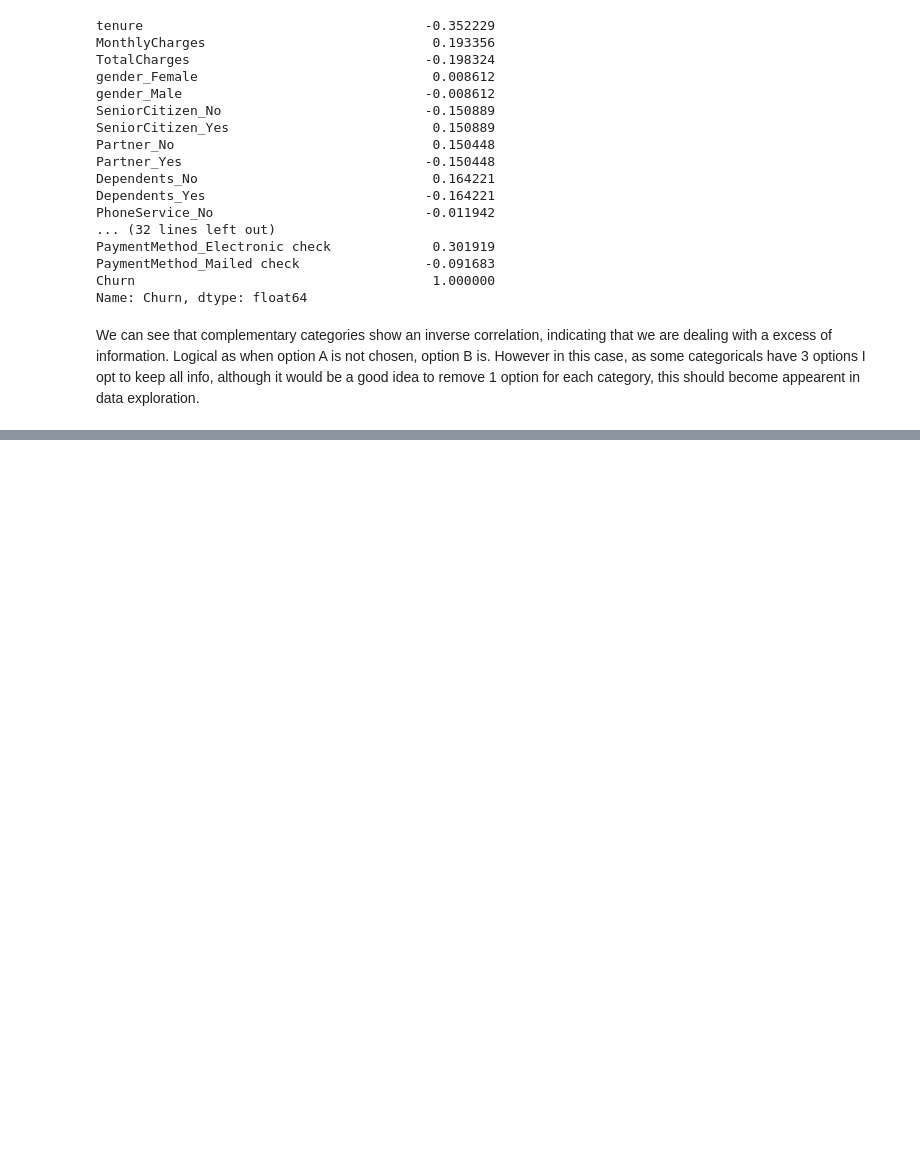
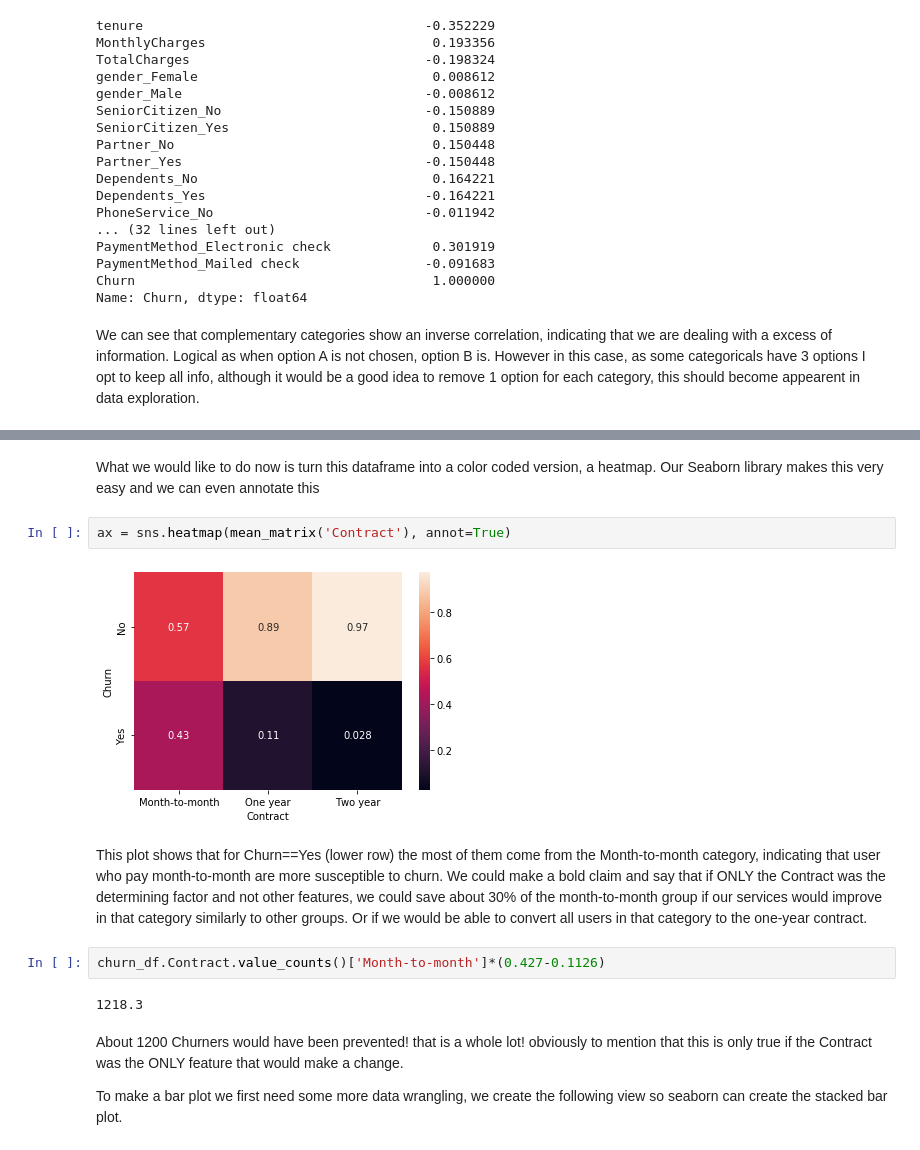
Before and after one commit to LorenzF/data-science-practical-approach, a Jupyter notebook: src/c7_case_studies/Churn.ipynb, the cells around one changed output, grey strips where cells are left out. Saved outputs shown, nothing was run; the diff lists cells and outputs as text; blank space fills up the shorter version.

Commit message:
added exploration&visualisation

```diff
--- a/src/c7_case_studies/Churn.ipynb
+++ b/src/c7_case_studies/Churn.ipynb
@@ -335,0 +728,16 @@ However in this case, as some categoricals have 3 options I opt to keep all info
+# %% [markdown]
+What we would like to do now is turn this dataframe into a color coded version, a heatmap. Our Seaborn library makes this very easy and we can even annotate this
+# %%
+ax = sns.heatmap(mean_matrix('Contract'), annot=True)
+# %% [output]
+[figure, added]
+# %% [markdown]
+This plot shows that for Churn==Yes (lower row) the most of them come from the Month-to-month category, indicating that user who pay month-to-month are more susceptible to churn. We could make a bold claim and say that if ONLY the Contract was the determining factor and not other features, we could save about 30% of the month-to-month group if our services would improve in that category similarly to other groups. Or if we would be able to convert all users in that category to the one-year contract.
+# %%
+churn_df.Contract.value_counts()['Month-to-month']*(0.427-0.1126)
+# %% [output]
+1218.3
+# %% [markdown]
+About 1200 Churners would have been prevented! that is a whole lot! obviously to mention that this is only true if the Contract was the ONLY feature that would make a change.
+
+To make a bar plot we first need some more data wrangling, we create the following view so seaborn can create the stacked bar plot.
```
Also changed, not shown: parts of 124 cells of this notebook, 1 other file.
